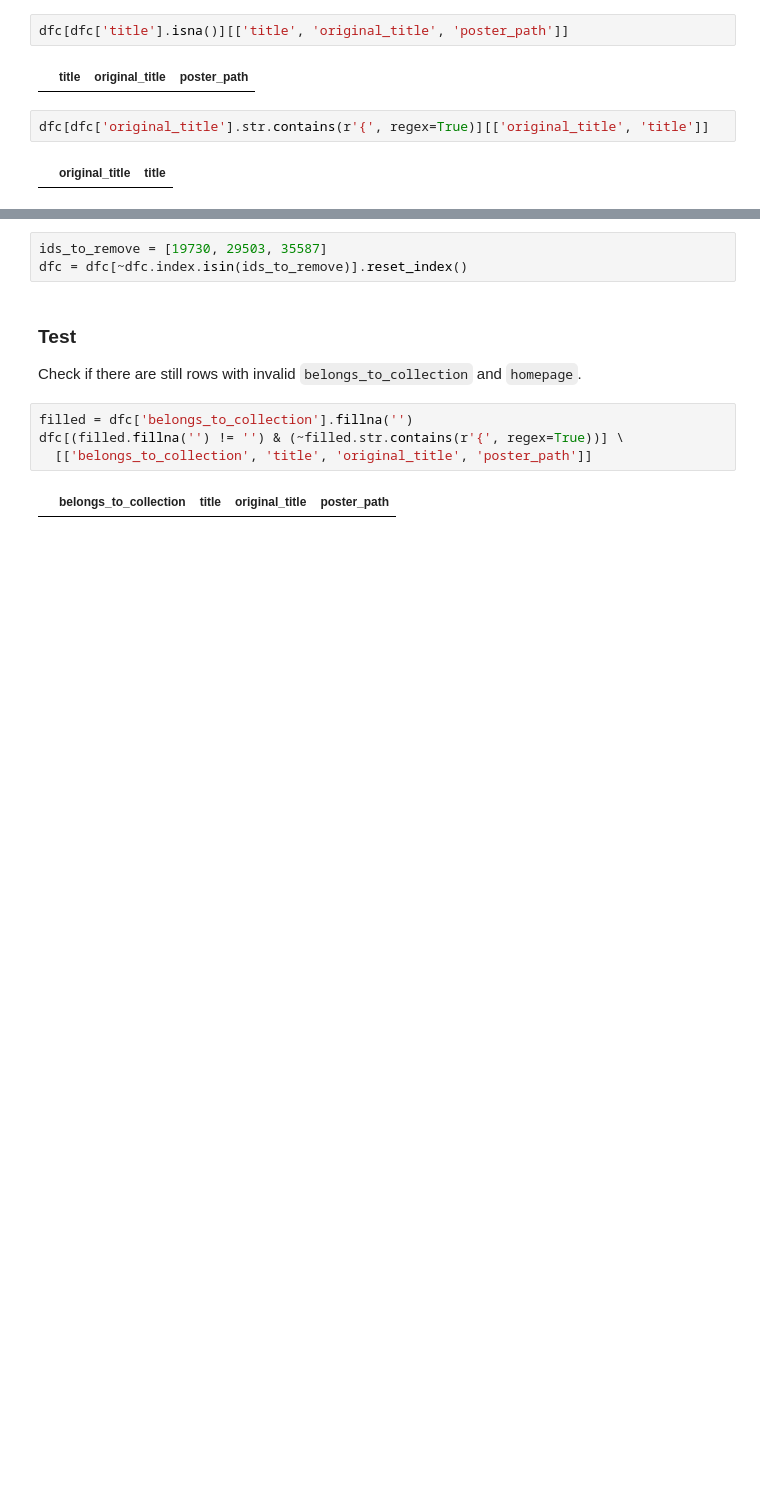
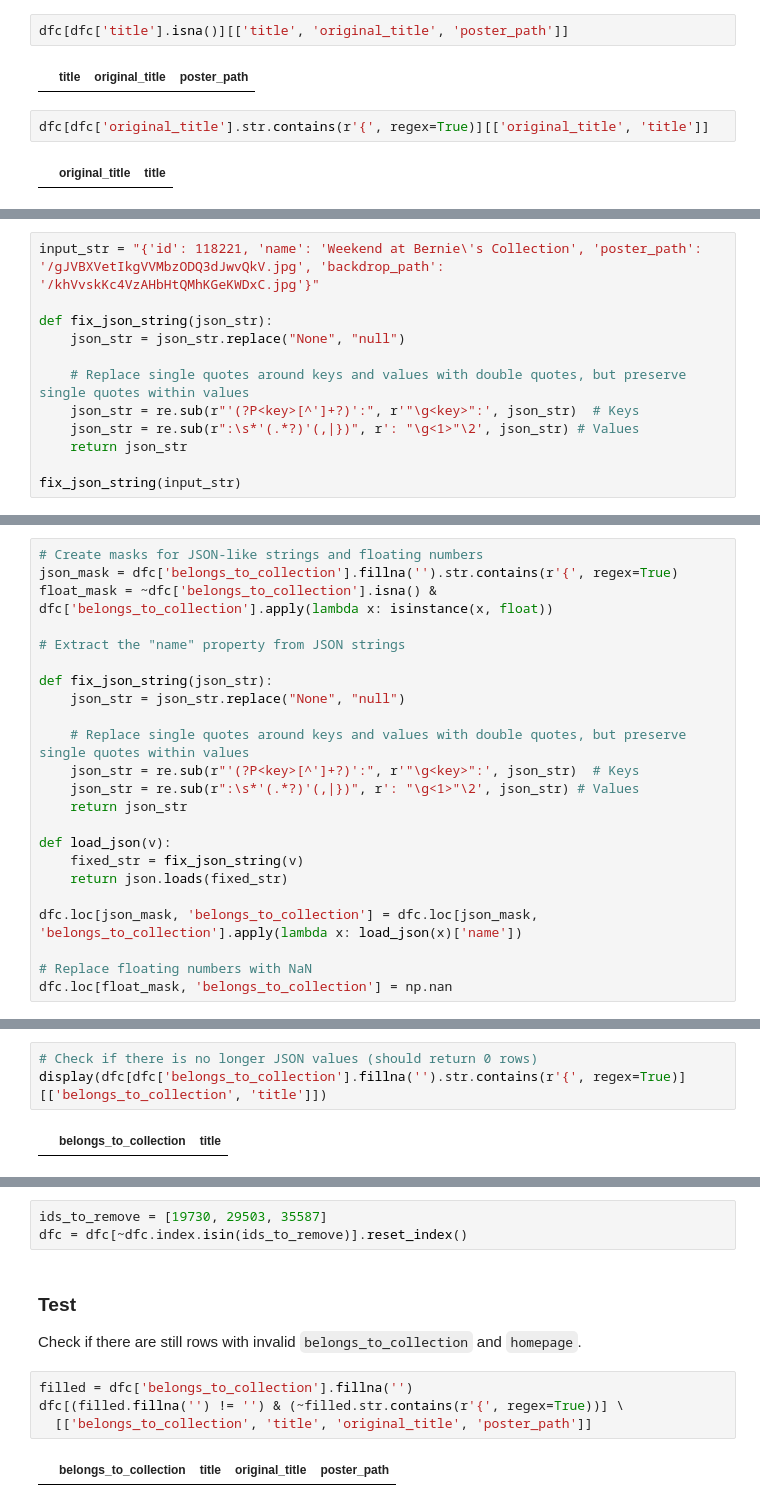
Before and after one commit to jaycode/cd233-project-dataset, a Jupyter notebook: cleanup.ipynb, the cells around one changed output, grey strips where cells are left out. Drawn from its saved outputs; the diff is of its cells as text; blank space fills up the shorter version.

Commit message:
Correct belongs_to_collection field

```diff
--- a/cleanup.ipynb
+++ b/cleanup.ipynb
@@ -587,0 +595,12 @@ dfc[dfc['original_title'].str.contains(r'{', regex=True)][['original_title', 'ti
+# %%
+input_str = "{'id': 118221, 'name': 'Weekend at Bernie\'s Collection', 'poster_path': '/gJVBXVetIkgVVMbzODQ3dJwvQkV.jpg', 'backdrop_path': '/khVvskKc4VzAHbHtQMhKGeKWDxC.jpg'}"
+
+def fix_json_string(json_str):
+    json_str = json_str.replace("None", "null")
+
+    # Replace single quotes around keys and values with double quotes, but preserve single quotes within values
+    json_str = re.sub(r"'(?P<key>[^']+?)':", r'"\g<key>":', json_str)  # Keys
+    json_str = re.sub(r":\s*'(.*?)'(,|})", r': "\g<1>"\2', json_str) # Values
+    return json_str
+
+fix_json_string(input_str)
@@ -587,0 +609,23 @@ dfc[dfc['original_title'].str.contains(r'{', regex=True)][['original_title', 'ti
+# %%
+# Create masks for JSON-like strings and floating numbers
+json_mask = dfc['belongs_to_collection'].fillna('').str.contains(r'{', regex=True)
+float_mask = ~dfc['belongs_to_collection'].isna() & dfc['belongs_to_collection'].apply(lambda x: isinstance(x, float))
+
+# Extract the "name" property from JSON strings
+
+def fix_json_string(json_str):
+    json_str = json_str.replace("None", "null")
+
+    # Replace single quotes around keys and values with double quotes, but preserve single quotes within values
+    json_str = re.sub(r"'(?P<key>[^']+?)':", r'"\g<key>":', json_str)  # Keys
+    json_str = re.sub(r":\s*'(.*?)'(,|})", r': "\g<1>"\2', json_str) # Values
+    return json_str
+
+def load_json(v):
+    fixed_str = fix_json_string(v)
+    return json.loads(fixed_str)
+
+dfc.loc[json_mask, 'belongs_to_collection'] = dfc.loc[json_mask, 'belongs_to_collection'].apply(lambda x: load_json(x)['name'])
+
+# Replace floating numbers with NaN
+dfc.loc[float_mask, 'belongs_to_collection'] = np.nan
@@ -587,0 +654,5 @@ dfc[dfc['original_title'].str.contains(r'{', regex=True)][['original_title', 'ti
+# %%
+# Check if there is no longer JSON values (should return 0 rows)
+display(dfc[dfc['belongs_to_collection'].fillna('').str.contains(r'{', regex=True)][['belongs_to_collection', 'title']])
+# %% [output]
+|  | belongs_to_collection | title |
```
Also changed, not shown: parts of 19 cells of this notebook, 3 other files.
